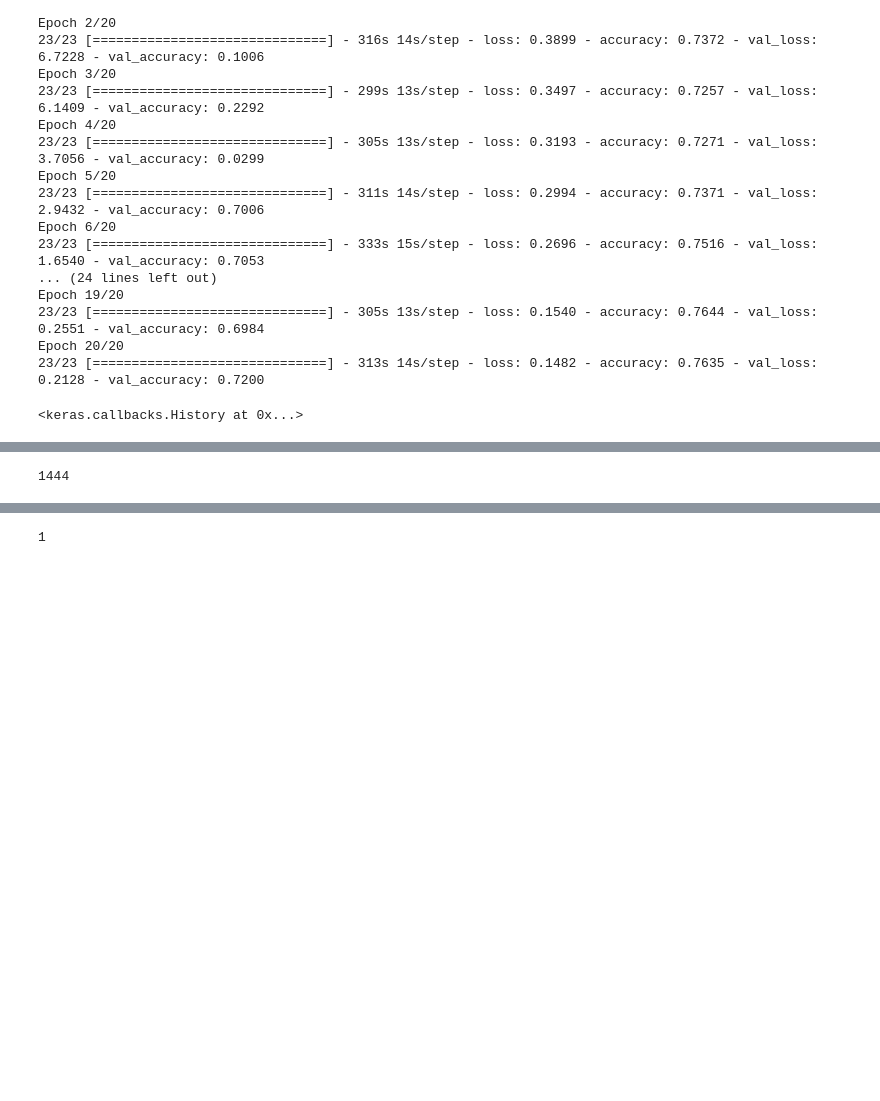
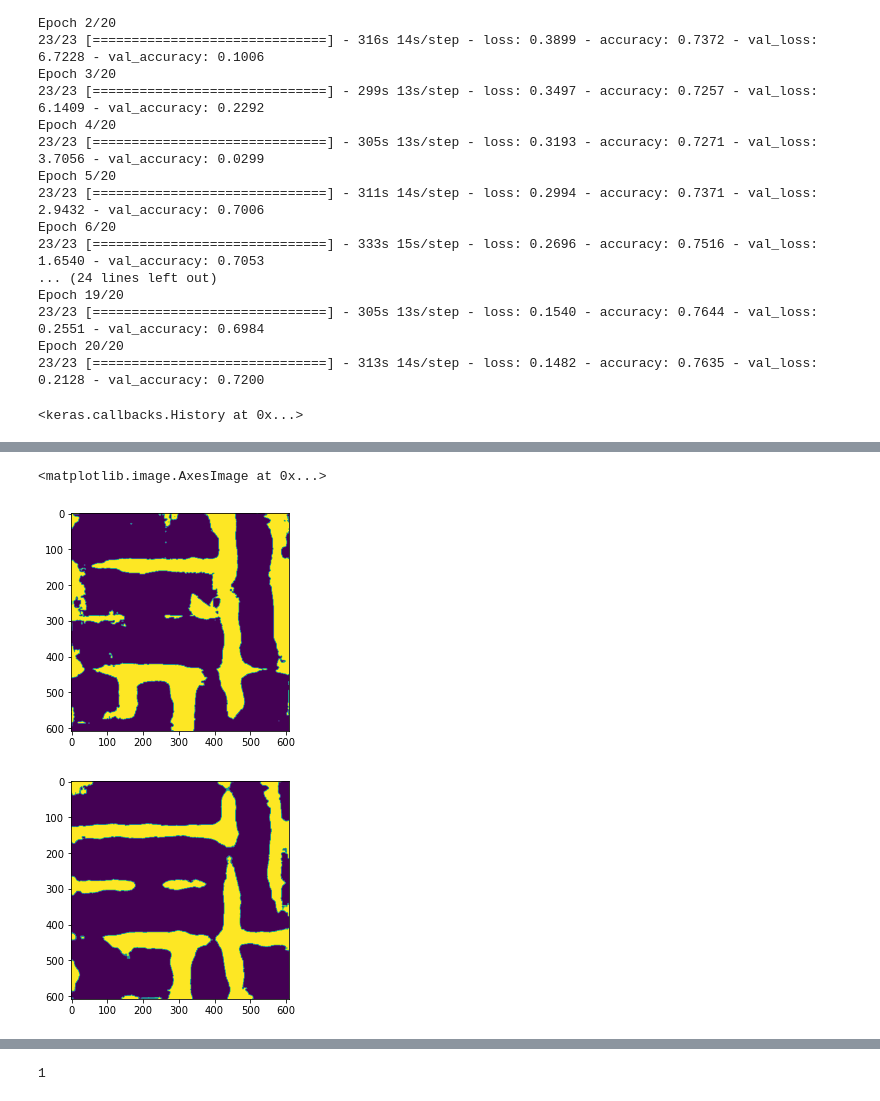
Before and after one commit to CS-433/ml-project-2-vikings_ml, a Jupyter notebook: Unet_prototype_nikolai.ipynb, the cells around one changed output, grey strips where cells are left out. Saved outputs shown, nothing was run; the diff lists cells and outputs as text; code cells hidden in the pictures; blank space fills up the shorter version.

Commit message:
Unet

```diff
--- a/Unet_prototype_nikolai.ipynb
+++ b/Unet_prototype_nikolai.ipynb
@@ -171,7 +171,7 @@ def extract_data_unet(filename_img, filename_label):
         else:
             print('File ' + image_filename + ' does not exist')
 
-        for j in range(0):
+        for j in range(16):
             imageid = "satImage_%.3d" % i
             imageid += '_Aug%.2d' % j
             image_filename = filename_img + imageid + '.png'
@@ -211,7 +211,7 @@ val_gen = SatImageSequence(x_set=val_input_img_paths, y_set=val_target_img_paths
 #model.compile(optimizer="rmsprop", loss=tf.keras.losses.BinaryCrossentropy(), metrics=['accuracy'])
 model.compile(optimizer="adam", loss="binary_crossentropy", metrics=['accuracy'])
 
-callbacks = [keras.callbacks.ModelCheckpoint("Unet_roadsegment.h5", save_best_only=True)]
+callbacks = [keras.callbacks.ModelCheckpoint("Unet_roadsegment1.h5", save_best_only=True)]
 
 epochs = 20
 model.fit(train_gen, epochs=epochs, validation_data=val_gen, callbacks=callbacks)
@@ -235,15 +235,3 @@ Epoch 19/20
 Epoch 20/20
 23/23 [==============================] - 313s 14s/step - loss: 0.1482 - accuracy: 0.7635 - val_loss: 0.2128 - val_accuracy: 0.7200
 <keras.callbacks.History at 0x...>
-# %%
-def predict(model,input_filename):
-    prediction = model.predict(np.expand_dims(mpimg.imread(input_filename),0))
-    return prediction[0]
-
-k = 80
-plt.figure()
-plt.imshow(mpimg.imread(input_img_paths[k]))
-plt.figure()
-plt.imshow(predict(model,input_img_paths[k]))
-plt.figure()
-plt.imshow(mpimg.imread(target_img_paths[k]))
@@ -254,0 +238,3 @@ plt.imshow(mpimg.imread(target_img_paths[k]))
+# %%
+model_new = keras.models.load_model("/Users/nikolaibeckjensen/Desktop/Unet_roadsegment3.h5")
+model_old = keras.models.load_model("/Users/nikolaibeckjensen/Desktop/Unet_roadsegment2.h5")
@@ -255 +244,25 @@ plt.imshow(mpimg.imread(target_img_paths[k]))
+# %%
+def predict(model,input_filename, threshold):
+    im = mpimg.imread(input_filename)
+
+    # Rescale to fit input layer of network (400,400,3)
+    im_downscaled = cv2.resize(im, dsize=(400, 400))
+
+    # Predict on downscaled version. Then rescale back into original size
+    prob = model.predict(np.expand_dims(im_downscaled,0))
+    prediction = (prob > threshold).astype(float).reshape(400,400)
+    prediction = cv2.resize(prediction, dsize=(im.shape[0],im.shape[1]))
+
+    #prediction = model.predict(np.expand_dims(mpimg.imread(input_filename)[:400,:400,:],0))
+    return prediction
+
+test = "/Users/nikolaibeckjensen/Desktop/ml-project-2-vikings_ml/data/testing/test_15/test_15.png"
+plt.figure()
+plt.imshow(predict(model_old,test,0.1))
+plt.figure()
+plt.imshow(predict(model_new,test,0.1))
+# %% [output]
+<matplotlib.image.AxesImage at 0x...>
+[figure, added]
+[figure, added]
 # %%
@@ -289,4 +322,0 @@ with open(submission_filename, 'w') as f:
-# %%
-len(strings)
-# %% [output]
-1444
```
Also changed, not shown: parts of 14 cells of this notebook, 3 other files.
